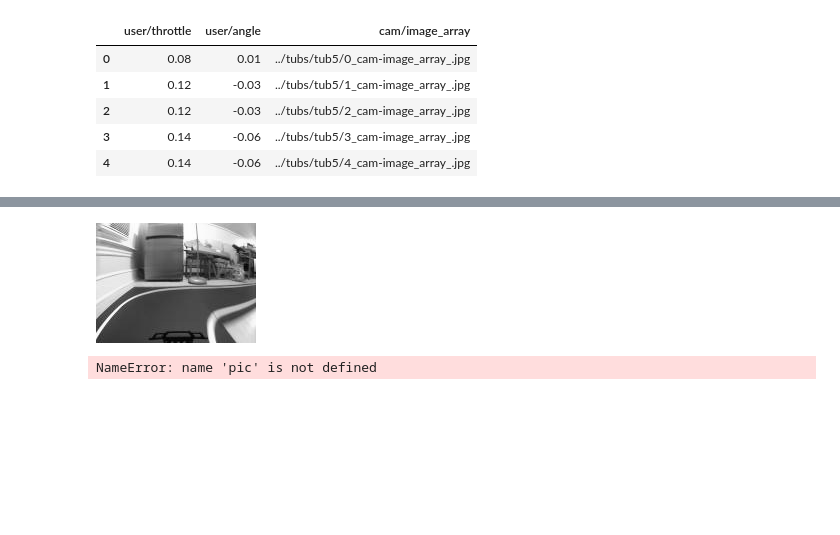
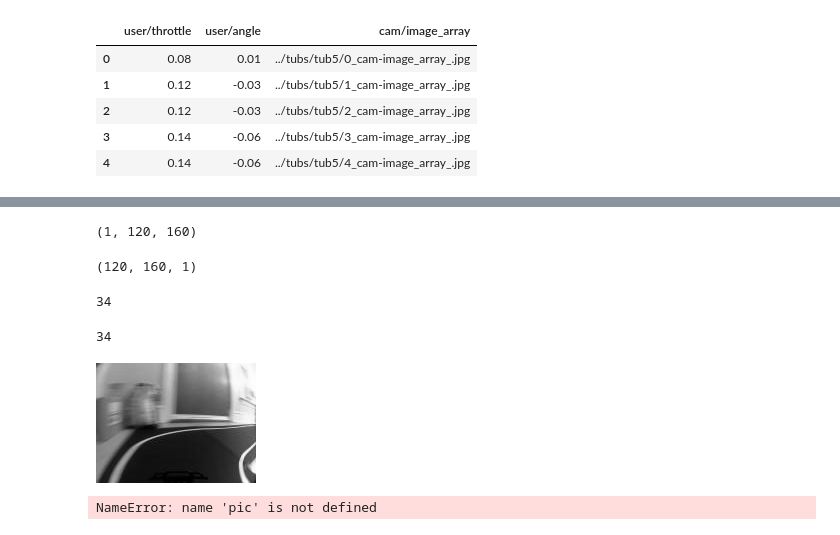
Before and after one commit to Muosvr/mycar, a Jupyter notebook: Donkeycar_Keras-GrayScale.ipynb, the cells around one changed output, grey strips where cells are left out. Cells and saved outputs as stored; diff of their text form; code cells hidden in the pictures; blank space fills up the shorter version.

```diff
--- a/Donkeycar_Keras-GrayScale.ipynb
+++ b/Donkeycar_Keras-GrayScale.ipynb
@@ -93,7 +93,7 @@ def read_record(record_dict, path = PATH, grayscale = True):
             img = Image.open(f'{val}')
             if grayscale:
                 img = img.convert("L")
-                val = np.array([np.array(img)])
+                val = np.array(img).reshape(120, 160, 1)
             else:
                 val = np.array(img)
 
@@ -110,7 +110,25 @@ data.shape
+# %%
+test = np.moveaxis(data, -1, 0)
+# %%
+test.shape
+# %% [output]
+(1, 120, 160)
+# %%
+data.shape
+# %% [output]
+(120, 160, 1)
+# %%
+data[0][5][6]
+# %% [output]
+34
+# %%
+test[5][6][0]
+# %% [output]
+34
 # %%
-Image.fromarray(data[0], "L")
+Image.fromarray(test[0], "L")
 # %% [output]
-[figure, old version]
+[figure, new version]
 # %%
 pic_gray=pic.convert("L")
 pic_gray
```
Also changed, not shown: parts of 18 cells of this notebook, 1 other file.
